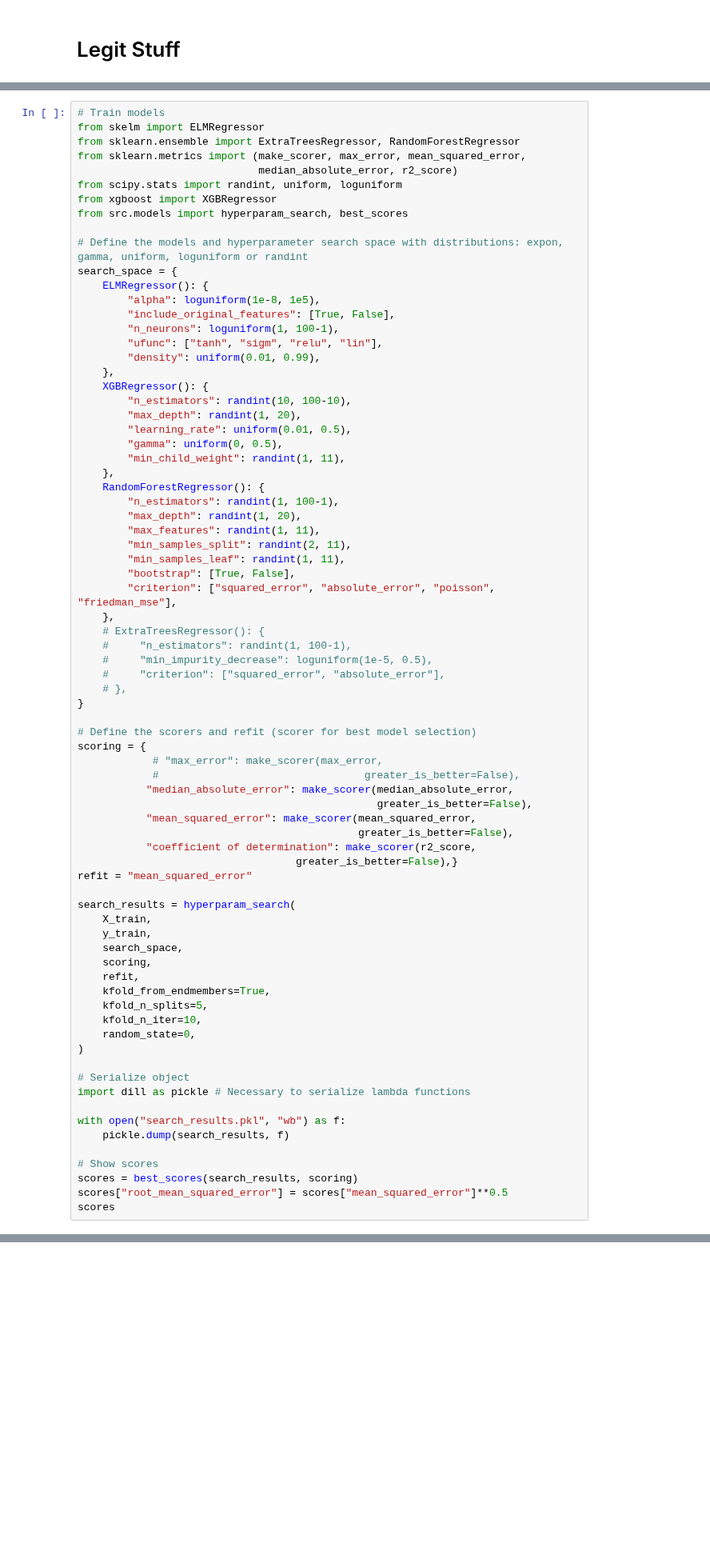
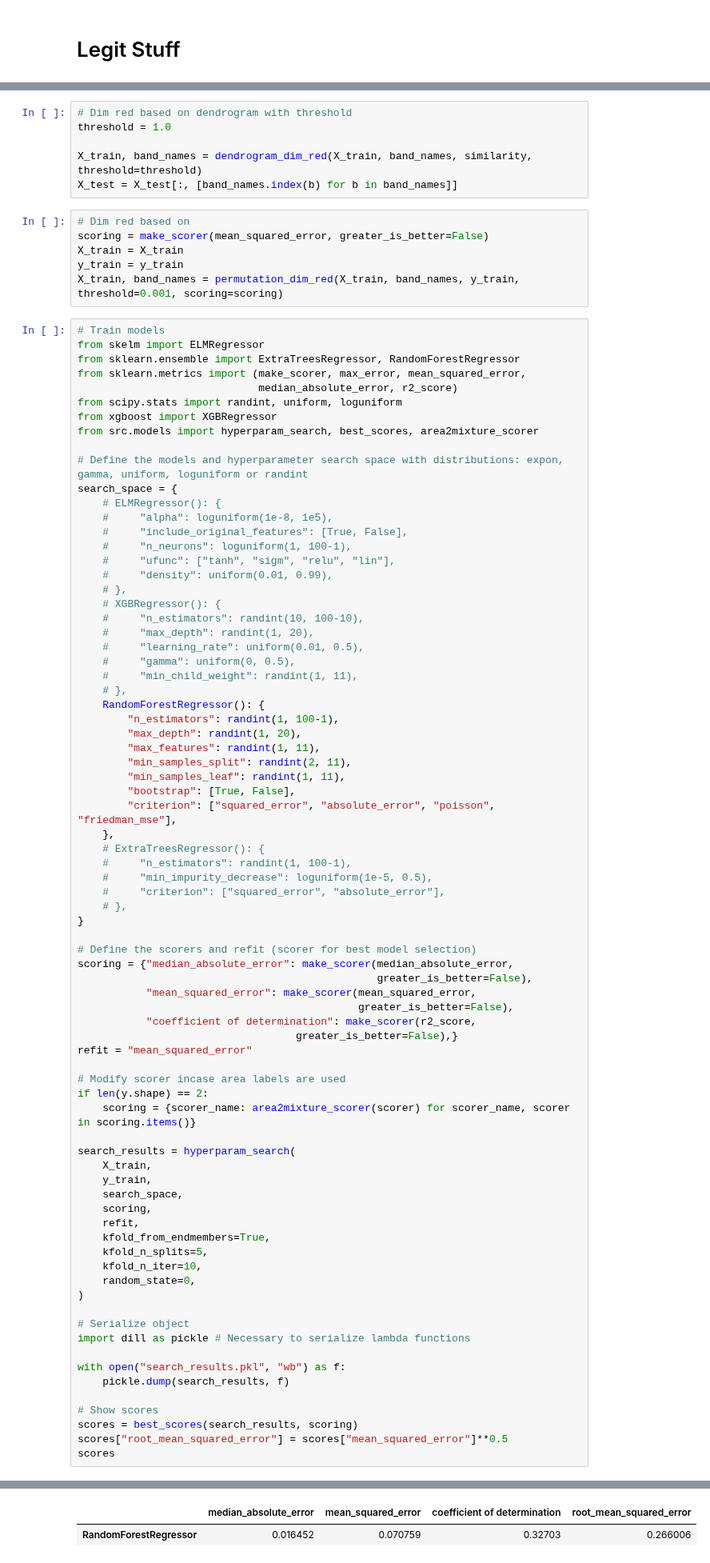
Before and after one commit to Lumcoin/leaf-type-mixture, a Jupyter notebook: notebooks/concept.ipynb, the cells around one changed output, grey strips where cells are left out. Shown at 80% size. Saved outputs shown, nothing was run; the diff lists cells and outputs as text; blank space fills up the shorter version.

```diff
--- a/notebooks/concept.ipynb
+++ b/notebooks/concept.ipynb
@@ -89,3 +112,15 @@ X_test = standard_scaler.transform(X_test)
+# %%
+# Dim red based on dendrogram with threshold
+threshold = 1.0
+
+X_train, band_names = dendrogram_dim_red(X_train, band_names, similarity, threshold=threshold)
+X_test = X_test[:, [band_names.index(b) for b in band_names]]
+# %%
+# Dim red based on
+scoring = make_scorer(mean_squared_error, greater_is_better=False)
+X_train = X_train
+y_train = y_train
+X_train, band_names = permutation_dim_red(X_train, band_names, y_train, threshold=0.001, scoring=scoring)
 # %%
 # Train models
 from skelm import ELMRegressor
@@ -94,24 +129,24 @@ from sklearn.metrics import (make_scorer, max_error, mean_squared_error,
                              median_absolute_error, r2_score)
 from scipy.stats import randint, uniform, loguniform
 from xgboost import XGBRegressor
-from src.models import hyperparam_search, best_scores
+from src.models import hyperparam_search, best_scores, area2mixture_scorer
 
 # Define the models and hyperparameter search space with distributions: expon, gamma, uniform, loguniform or randint
 search_space = {
-    ELMRegressor(): {
-        "alpha": loguniform(1e-8, 1e5),
-        "include_original_features": [True, False],
-        "n_neurons": loguniform(1, 100-1),
-        "ufunc": ["tanh", "sigm", "relu", "lin"],
-        "density": uniform(0.01, 0.99),
-    },
-    XGBRegressor(): {
-        "n_estimators": randint(10, 100-10),
-        "max_depth": randint(1, 20),
-        "learning_rate": uniform(0.01, 0.5),
-        "gamma": uniform(0, 0.5),
-        "min_child_weight": randint(1, 11),
-    },
+    # ELMRegressor(): {
+    #     "alpha": loguniform(1e-8, 1e5),
+    #     "include_original_features": [True, False],
+    #     "n_neurons": loguniform(1, 100-1),
+    #     "ufunc": ["tanh", "sigm", "relu", "lin"],
+    #     "density": uniform(0.01, 0.99),
+    # },
+    # XGBRegressor(): {
+    #     "n_estimators": randint(10, 100-10),
+    #     "max_depth": randint(1, 20),
+    #     "learning_rate": uniform(0.01, 0.5),
+    #     "gamma": uniform(0, 0.5),
+    #     "min_child_weight": randint(1, 11),
+    # },
     RandomForestRegressor(): {
         "n_estimators": randint(1, 100-1),
         "max_depth": randint(1, 20),
@@ -129,16 +164,17 @@ search_space = {
 }
 
 # Define the scorers and refit (scorer for best model selection)
-scoring = {
-            # "max_error": make_scorer(max_error,
-            #                                 greater_is_better=False),
-           "median_absolute_error": make_scorer(median_absolute_error,
+scoring = {"median_absolute_error": make_scorer(median_absolute_error,
                                                 greater_is_better=False),
            "mean_squared_error": make_scorer(mean_squared_error,
                                              greater_is_better=False),
            "coefficient of determination": make_scorer(r2_score,
                                    greater_is_better=False),}
 refit = "mean_squared_error"
+
+# Modify scorer incase area labels are used
+if len(y.shape) == 2:
+    scoring = {scorer_name: area2mixture_scorer(scorer) for scorer_name, scorer in scoring.items()}
 
 search_results = hyperparam_search(
     X_train,
@@ -162,3 +198,4 @@ with open("search_results.pkl", "wb") as f:
 scores = best_scores(search_results, scoring)
 scores["root_mean_squared_error"] = scores["mean_squared_error"]**0.5
 scores
+# %% [output]
@@ -165,3 +203,5 @@ scores
+|  | median_absolute_error | mean_squared_error | coefficient of determination | root_mean_squared_error |
+| RandomForestRegressor | 0.016452 | 0.070759 | 0.32703 | 0.266006 |
 # %%
 # Deserialize object
 import dill as pickle # Necessary to serialize lambda functions
```
Also changed, not shown: parts of 11 cells of this notebook, 4 other files.
